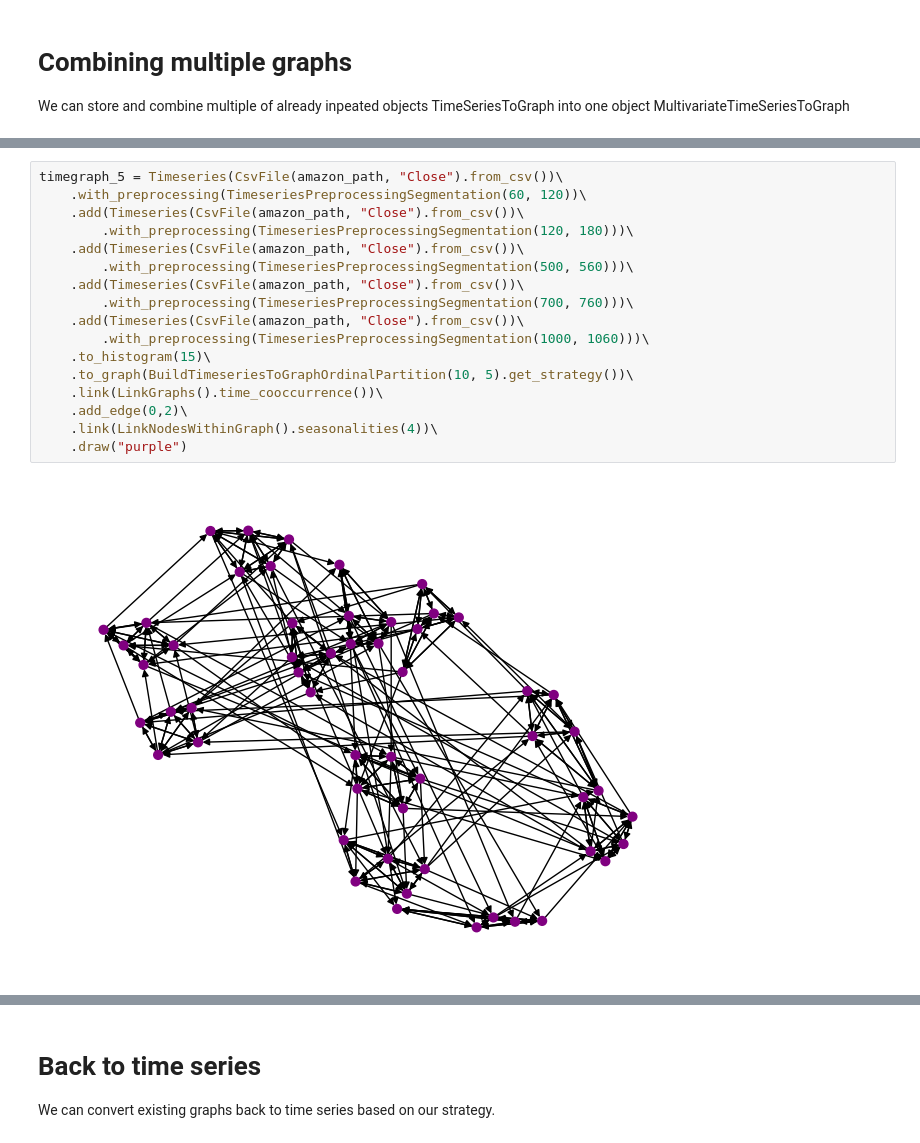
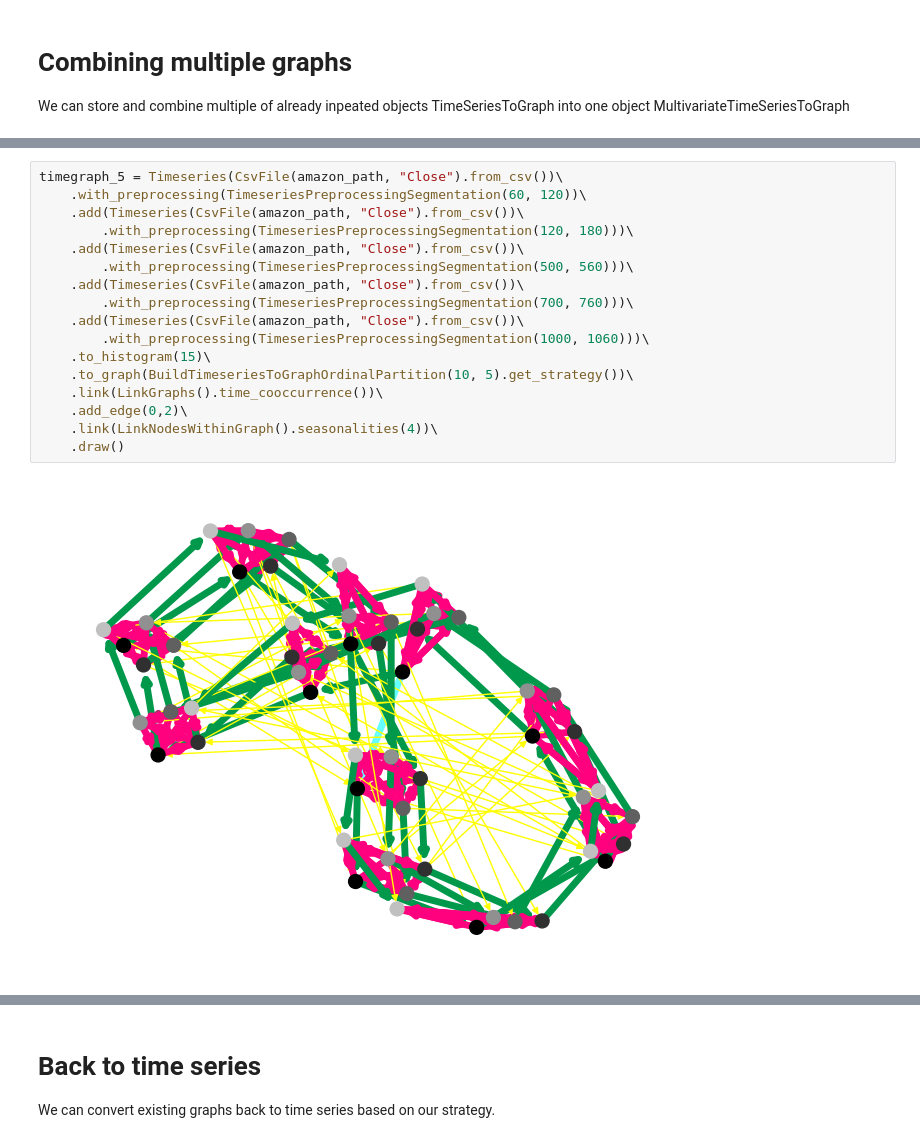
Before and after one commit to zangrcar/ts2g2, a Jupyter notebook: docs/tutorial/tutorial-ts2g2-compact.ipynb, the cells around one changed output, grey strips where cells are left out. Cells and saved outputs as stored; diff of their text form.

```diff
--- a/docs/tutorial/tutorial-ts2g2-compact.ipynb
+++ b/docs/tutorial/tutorial-ts2g2-compact.ipynb
@@ -84,22 +93,22 @@ timegraph_4 = Timeseries(CsvFile(apple_path, "Close").from_csv())\
 # %%
 timegraph_5 = Timeseries(CsvFile(amazon_path, "Close").from_csv())\
     .with_preprocessing(TimeseriesPreprocessingSegmentation(60, 120))\
     .add(Timeseries(CsvFile(amazon_path, "Close").from_csv())\
         .with_preprocessing(TimeseriesPreprocessingSegmentation(120, 180)))\
     .add(Timeseries(CsvFile(amazon_path, "Close").from_csv())\
         .with_preprocessing(TimeseriesPreprocessingSegmentation(500, 560)))\
     .add(Timeseries(CsvFile(amazon_path, "Close").from_csv())\
         .with_preprocessing(TimeseriesPreprocessingSegmentation(700, 760)))\
     .add(Timeseries(CsvFile(amazon_path, "Close").from_csv())\
         .with_preprocessing(TimeseriesPreprocessingSegmentation(1000, 1060)))\
     .to_histogram(15)\
     .to_graph(BuildTimeseriesToGraphOrdinalPartition(10, 5).get_strategy())\
     .link(LinkGraphs().time_cooccurrence())\
     .add_edge(0,2)\
     .link(LinkNodesWithinGraph().seasonalities(4))\
-    .draw("purple")
+    .draw()
 # %% [output]
-[figure, old version]
+[figure, new version]
 # %%
 timegraph_6 = Timeseries(CsvFile(amazon_path, "Close").from_csv())\
     .with_preprocessing(TimeseriesPreprocessingSegmentation(60, 120))\
```
Also changed, not shown: parts of 15 cells of this notebook, 21 other files.
